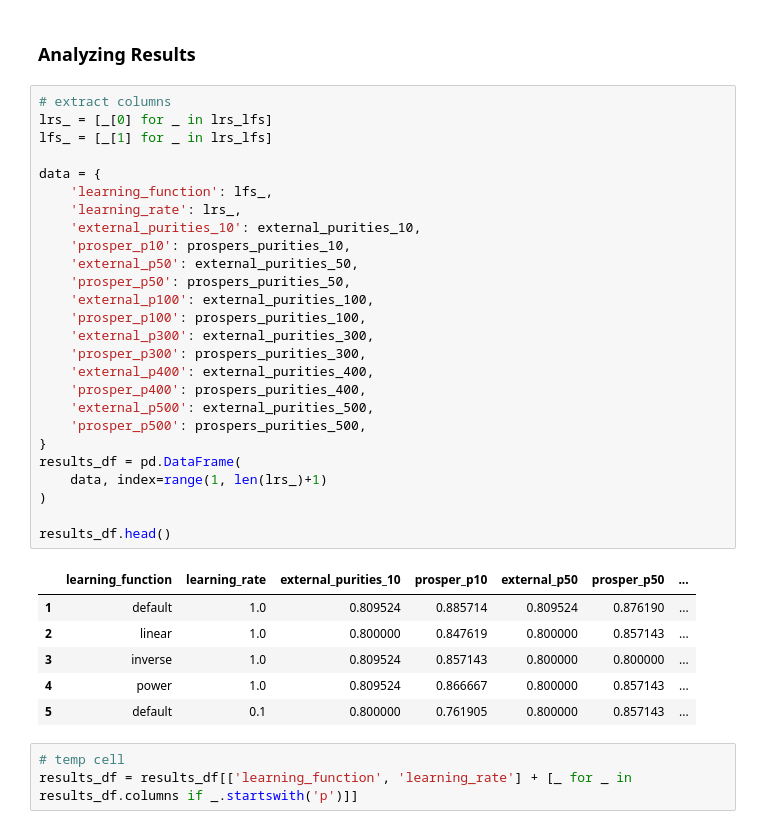
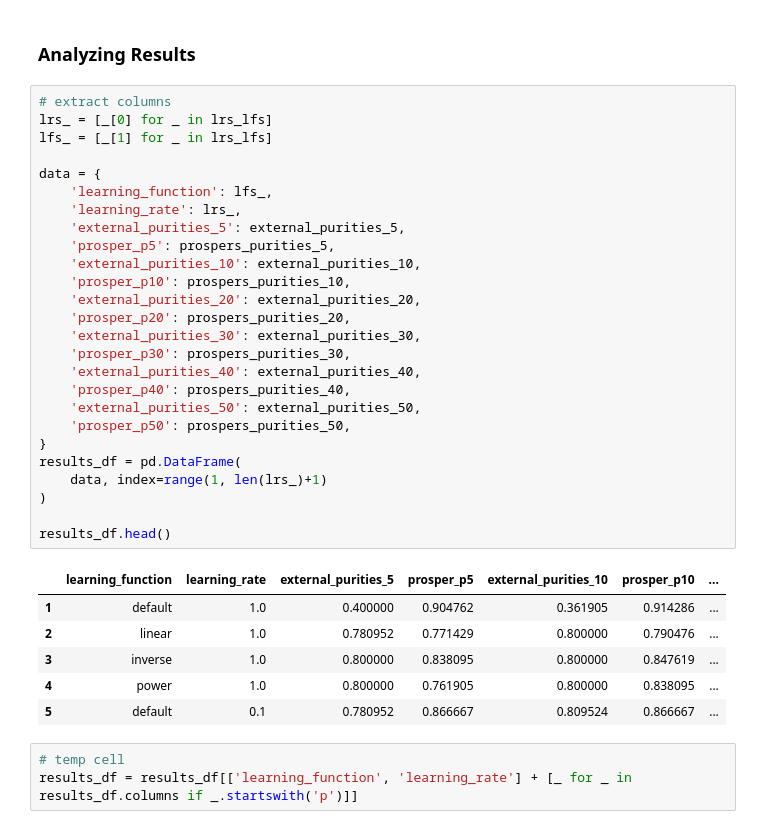
Before and after one commit to richardjonker2000/TMBD-Project-3, a Jupyter notebook: SOM1A.ipynb, the cells around one changed output. Cells and saved outputs as stored; diff of their text form.

```diff
--- a/SOM1A.ipynb
+++ b/SOM1A.ipynb
@@ -422,36 +436,36 @@ for lr, lf in lrs_lfs:
 # %%
 # extract columns
 lrs_ = [_[0] for _ in lrs_lfs]
 lfs_ = [_[1] for _ in lrs_lfs]
 
 data = {
 	'learning_function': lfs_,
 	'learning_rate': lrs_,
+	'external_purities_5': external_purities_5,
+	'prosper_p5': prospers_purities_5,
 	'external_purities_10': external_purities_10,
 	'prosper_p10': prospers_purities_10,
-	'external_p50': external_purities_50,
+	'external_purities_20': external_purities_20,
+	'prosper_p20': prospers_purities_20,
+	'external_purities_30': external_purities_30,
+	'prosper_p30': prospers_purities_30,
+	'external_purities_40': external_purities_40,
+	'prosper_p40': prospers_purities_40,
+	'external_purities_50': external_purities_50,
 	'prosper_p50': prospers_purities_50,
-	'external_p100': external_purities_100,
-	'prosper_p100': prospers_purities_100,
-	'external_p300': external_purities_300,
-	'prosper_p300': prospers_purities_300,
-	'external_p400': external_purities_400,
-	'prosper_p400': prospers_purities_400,
-	'external_p500': external_purities_500,
-	'prosper_p500': prospers_purities_500,
 }
 results_df = pd.DataFrame(
 	data, index=range(1, len(lrs_)+1)
 )
 
 results_df.head()
 # %% [output]
-|  | learning_function | learning_rate | external_purities_10 | prosper_p10 | external_p50 | prosper_p50 | ... |
-| 1 | default | 1.0 | 0.809524 | 0.885714 | 0.809524 | 0.876190 | ... |
-| 2 | linear | 1.0 | 0.800000 | 0.847619 | 0.800000 | 0.857143 | ... |
-| 3 | inverse | 1.0 | 0.809524 | 0.857143 | 0.800000 | 0.800000 | ... |
-| 4 | power | 1.0 | 0.809524 | 0.866667 | 0.800000 | 0.857143 | ... |
-| 5 | default | 0.1 | 0.800000 | 0.761905 | 0.800000 | 0.857143 | ... |
+|  | learning_function | learning_rate | external_purities_5 | prosper_p5 | external_purities_10 | prosper_p10 | ... |
+| 1 | default | 1.0 | 0.400000 | 0.904762 | 0.361905 | 0.914286 | ... |
+| 2 | linear | 1.0 | 0.780952 | 0.771429 | 0.800000 | 0.790476 | ... |
+| 3 | inverse | 1.0 | 0.800000 | 0.838095 | 0.800000 | 0.847619 | ... |
+| 4 | power | 1.0 | 0.800000 | 0.761905 | 0.800000 | 0.838095 | ... |
+| 5 | default | 0.1 | 0.780952 | 0.866667 | 0.809524 | 0.866667 | ... |
 # %%
 # temp cell
 results_df = results_df[['learning_function', 'learning_rate'] + [_ for _ in results_df.columns if _.startswith('p')]]
```
Also changed, not shown: parts of 14 cells of this notebook.
